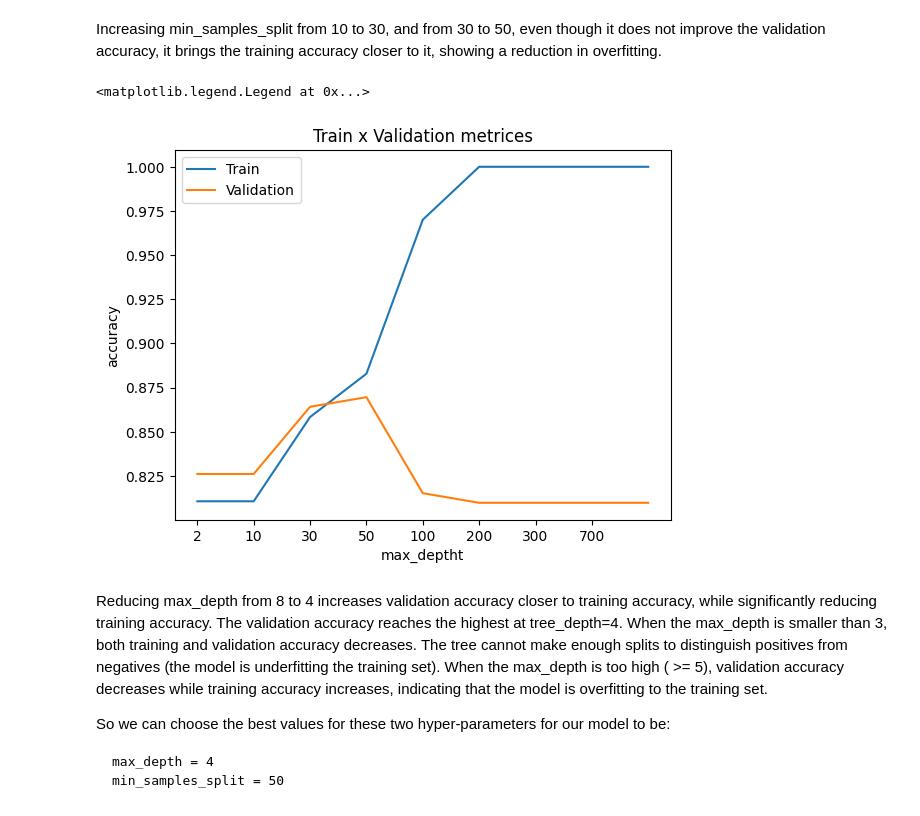
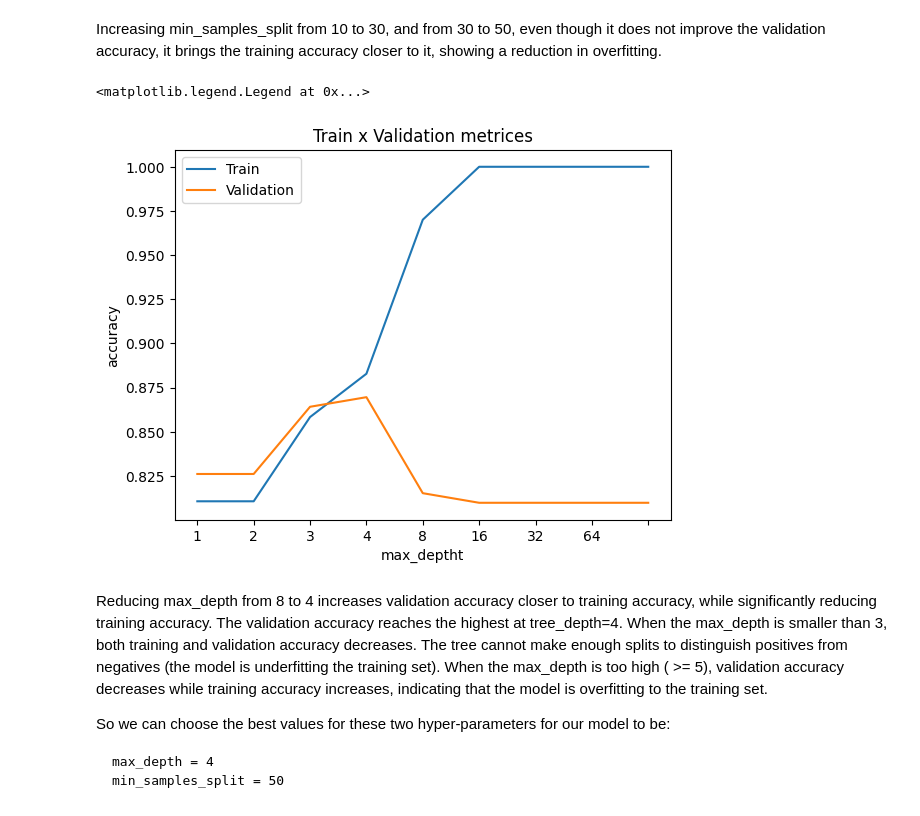
Before and after one commit to vihantandon/Decision-Tree, a Jupyter notebook: Heart Failure Detection/Classification_Decision_Tree.ipynb, the cells around one changed output. Drawn from its saved outputs; the diff is of its cells as text; code cells hidden in the pictures.

```diff
--- a/Heart Failure Detection/Classification_Decision_Tree.ipynb
+++ b/Heart Failure Detection/Classification_Decision_Tree.ipynb
@@ -89,28 +89,28 @@ Increasing min_samples_split from 10 to 30, and from 30 to 50, even though it do
 # %%
 accuracy_list_train = []
 accuracy_list_test = []
 
 for max_depth in max_depth_list:
     model = DecisionTreeClassifier(max_depth=max_depth,random_state=RANDOM_STATE)
     model.fit(x_train,y_train)
 
     predictions_train = model.predict(x_train)
     predictions_test = model.predict(x_test)
     accuracy_train = accuracy_score(predictions_train,y_train)
     accuracy_test = accuracy_score(predictions_test,y_test)
     accuracy_list_train.append(accuracy_train)
     accuracy_list_test.append(accuracy_test)
 
 plt.title('Train x Validation metrices')
 plt.xlabel('max_deptht')
 plt.ylabel('accuracy')
-plt.xticks(ticks = range(len(min_samples_split_list)),labels = min_samples_split_list)
+plt.xticks(ticks = range(len(max_depth_list)),labels = max_depth_list)
 plt.plot(accuracy_list_train)
 plt.plot(accuracy_list_test)
 plt.legend(['Train' , 'Validation'])
 # %% [output]
 <matplotlib.legend.Legend at 0x...>
-[figure, old version]
+[figure, new version]
 # %% [markdown]
 
 Reducing max_depth from 8 to 4 increases validation accuracy closer to training accuracy, while significantly reducing training accuracy.
```
